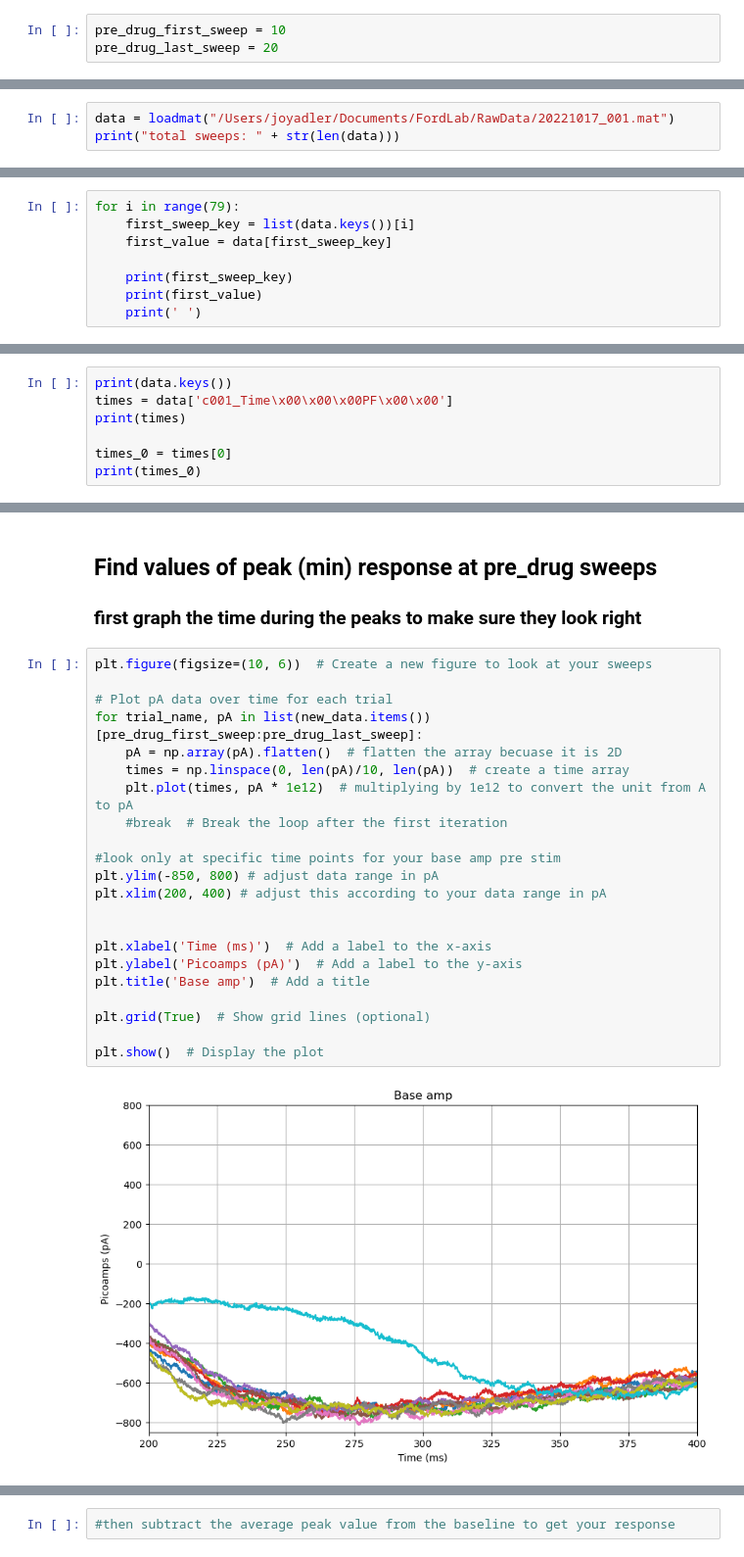
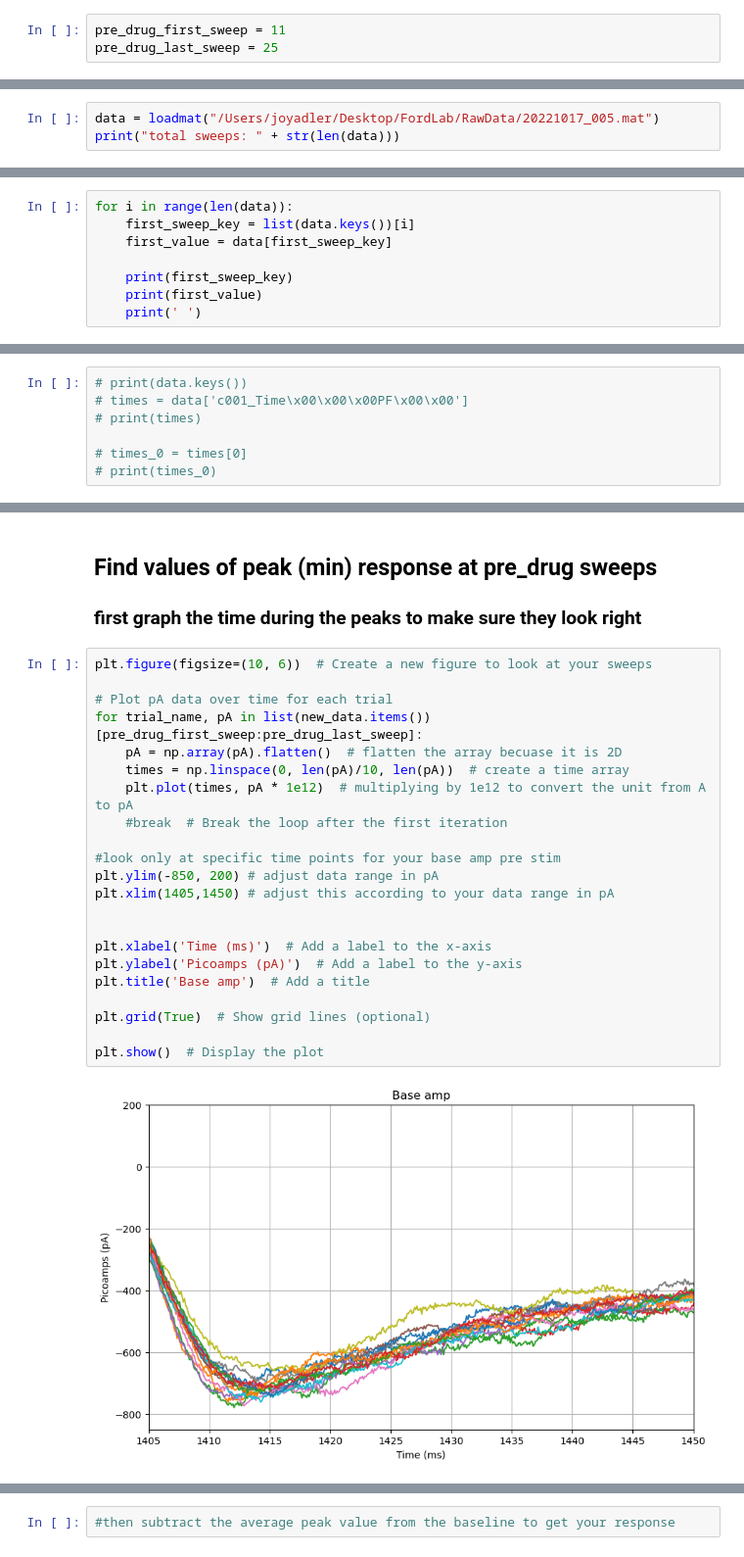
Before and after one commit to joyadler/Analysis_code, a Jupyter notebook: Analysis_code.ipynb, the cells around one changed output, grey strips where cells are left out. Shown: that part at 98% size. Cells and saved outputs as stored; diff of their text form.

```diff
--- a/Analysis_code.ipynb
+++ b/Analysis_code.ipynb
@@ -3,8 +3,8 @@
 ### Baseline
 #### Change first and last sweep number for each cell based off of when the cell got stable
 # %%
-pre_drug_first_sweep = 10
-pre_drug_last_sweep = 20
+pre_drug_first_sweep = 11
+pre_drug_last_sweep = 25
 # %% [markdown]
 ### Drug wash on
 #### Change values for sweep number when you get a stable response to the drug
@@ -28,6 +28,6 @@ import pandas as pd
 # %% [markdown]
 ## Read in Files
 # %%
-data = loadmat("/Users/joyadler/Documents/FordLab/RawData/20221017_001.mat")
+data = loadmat("/Users/joyadler/Desktop/FordLab/RawData/20221017_005.mat")
 print("total sweeps: " + str(len(data)))
 # %% [output]
@@ -35,5 +35,5 @@ total sweeps: 79
 # %%
-for i in range(79):
+for i in range(len(data)):
     first_sweep_key = list(data.keys())[i]
     first_value = data[first_sweep_key]
 
@@ -99,8 +123,8 @@ c076_Current_Amp1p1
 # %%
-print(data.keys())
-times = data['c001_Time\x00\x00\x00PF\x00\x00']
-print(times)
+# print(data.keys())
+# times = data['c001_Time\x00\x00\x00PF\x00\x00']
+# print(times)
 
-times_0 = times[0]
-print(times_0)
+# times_0 = times[0]
+# print(times_0)
 # %% [output]
@@ -292,25 +304,25 @@ print(pA_avg_APV)
 # %%
 plt.figure(figsize=(10, 6))  # Create a new figure to look at your sweeps
 
 # Plot pA data over time for each trial
 for trial_name, pA in list(new_data.items())[pre_drug_first_sweep:pre_drug_last_sweep]:
     pA = np.array(pA).flatten()  # flatten the array becuase it is 2D
     times = np.linspace(0, len(pA)/10, len(pA))  # create a time array
     plt.plot(times, pA * 1e12)  # multiplying by 1e12 to convert the unit from A to pA
     #break  # Break the loop after the first iteration
 
 #look only at specific time points for your base amp pre stim
-plt.ylim(-850, 800) # adjust data range in pA
-plt.xlim(200, 400) # adjust this according to your data range in pA
+plt.ylim(-850, 200) # adjust data range in pA
+plt.xlim(1405,1450) # adjust this according to your data range in pA
 
 
 plt.xlabel('Time (ms)')  # Add a label to the x-axis
 plt.ylabel('Picoamps (pA)')  # Add a label to the y-axis
 plt.title('Base amp')  # Add a title
 
 plt.grid(True)  # Show grid lines (optional)
 
 plt.show()  # Display the plot
 # %% [output]
-[figure, old version]
+[figure, new version]
 # %% [markdown]
```
Also changed, not shown: parts of 21 cells of this notebook, 2 other files.
